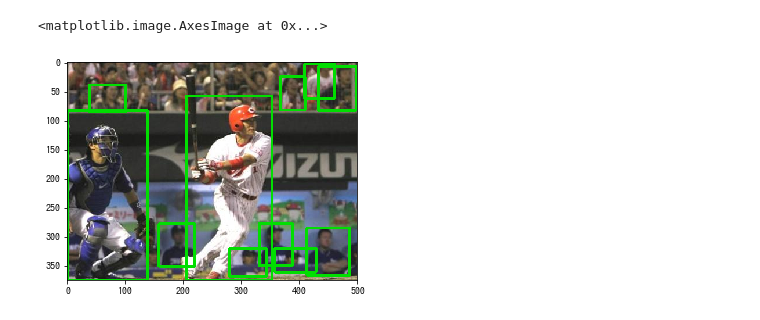
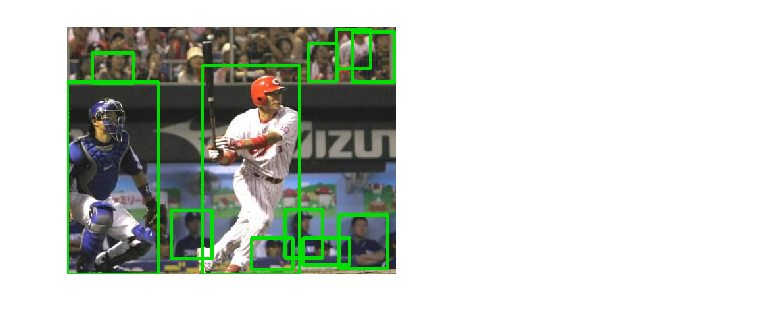
Before and after one commit to nyk510/yolo-with-python, a Jupyter notebook: notebooks/sample.ipynb, the cells around one changed output. Drawn from its saved outputs; the diff is of its cells as text; code cells hidden in the pictures.

```diff
--- a/notebooks/sample.ipynb
+++ b/notebooks/sample.ipynb
@@ -17,9 +26,11 @@ draw_img = img.copy()
 # %%
-for obj_id, prob, bbox in detections:
-    bbox = BoundingBox(bbox)
+for obj_id, prob, area in detections:
+    bbox = BoundingBox(area)
     draw_img = draw_bbox(draw_img, bbox)
-# %%
-plt.imshow(draw_img[:, :, ::-1])
-# %% [output]
-<matplotlib.image.AxesImage at 0x...>
-[figure, removed]
+# %%
+plt.imshow(draw_img[:, :, ::-1])
+plt.axis('off')
+plt.tight_layout()
+plt.savefig('/home/sample/maeda_detect.png')
+# %% [output]
+[figure, added]
```
Also changed, not shown: parts of 4 cells of this notebook.
